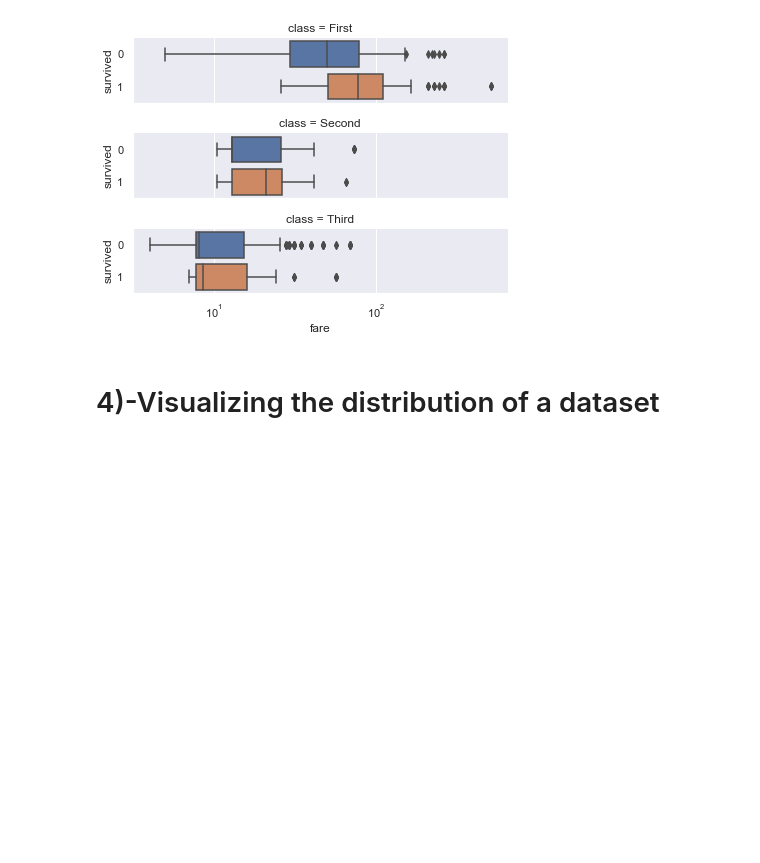
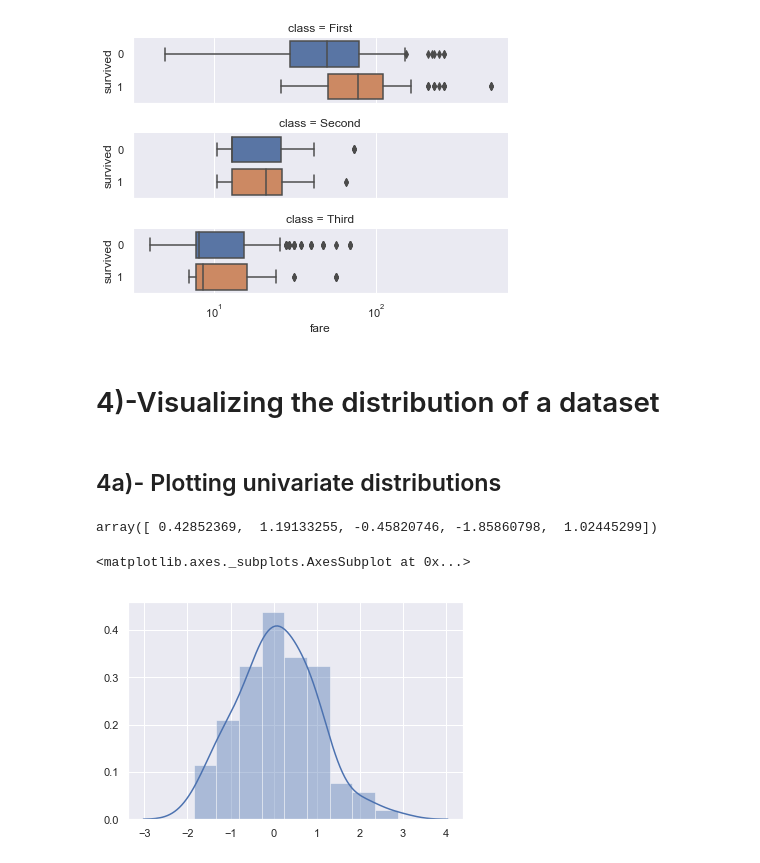
Before and after one commit to HassanSherwani/Data_Analysis_Python-II, a Jupyter notebook: 9-Seaborn-Part II.ipynb, the cells around one changed output. Saved outputs shown, nothing was run; the diff lists cells and outputs as text; code cells hidden in the pictures; blank space fills up the shorter version.

```diff
--- a/9-Seaborn-Part II.ipynb
+++ b/9-Seaborn-Part II.ipynb
@@ -240,0 +244,12 @@ g.set(xscale="log");
+# %% [markdown]
+## 4a)- Plotting univariate distributions
+# %%
+x = np.random.normal(size=100)
+x[:5]
+# %% [output]
+array([ 0.42852369,  1.19133255, -0.45820746, -1.85860798,  1.02445299])
+# %%
+sns.distplot(x)
+# %% [output]
+<matplotlib.axes._subplots.AxesSubplot at 0x...>
+[figure, added]
```
Also changed, not shown: parts of 31 cells of this notebook.
